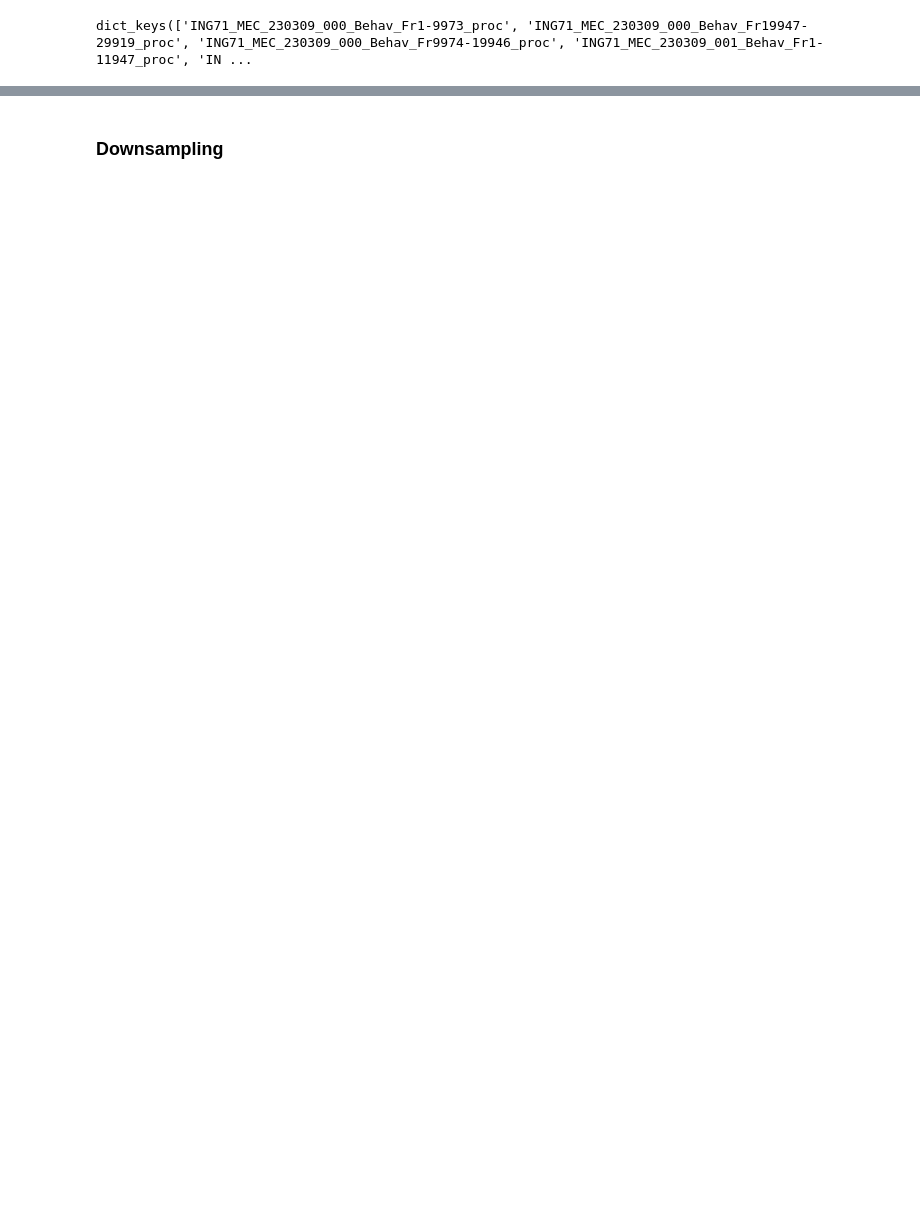
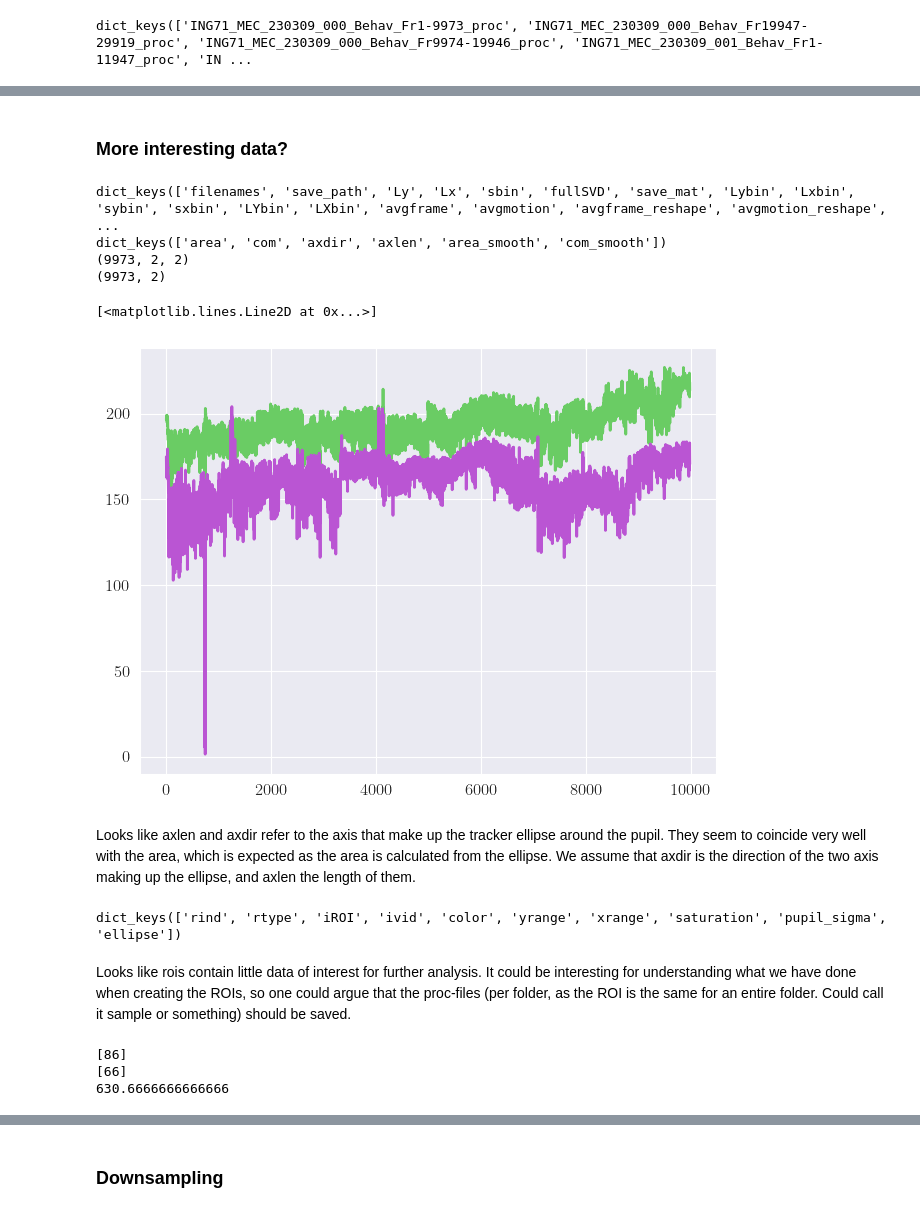
Before and after one commit to EirikSP/MouseProjectGH, a Jupyter notebook: analyse/annalyse.ipynb, the cells around one changed output, grey strips where cells are left out. Saved outputs shown, nothing was run; the diff lists cells and outputs as text; code cells hidden in the pictures; blank space fills up the shorter version.

```diff
--- a/analyse/annalyse.ipynb
+++ b/analyse/annalyse.ipynb
@@ -60,0 +103,40 @@ plt.ylim((100,125))
+# %% [markdown]
+### More interesting data?
+# %%
+proc = list(procs.values())[0]
+
+print(proc.keys())
+print(proc['pupil'][0].keys())
+
+print(np.shape(proc['pupil'][0]['axdir']))
+print(np.shape(proc['pupil'][0]['axlen']))
+# print(proc['pupil'][0]['axdir'])
+# print(proc['pupil'][0]['axlen'])
+# %% [output]
+dict_keys(['filenames', 'save_path', 'Ly', 'Lx', 'sbin', 'fullSVD', 'save_mat', 'Lybin', 'Lxbin', 'sybin', 'sxbin', 'LYbin', 'LXbin', 'avgframe', 'avgmotion', 'avgframe_reshape', 'avgmotion_reshape',  ...
+dict_keys(['area', 'com', 'axdir', 'axlen', 'area_smooth', 'com_smooth'])
+(9973, 2, 2)
+(9973, 2)
+# %%
+plt.plot(proc['pupil'][0]['axlen'][:,0])
+plt.plot(proc['pupil'][0]['axlen'][:,1])
+# %% [output]
+[<matplotlib.lines.Line2D at 0x...>]
+[figure, added]
+# %% [markdown]
+Looks like axlen and axdir refer to the axis that make up the tracker ellipse around the pupil. They seem to coincide very well with the area, which is expected as the area is calculated from the ellipse. We assume that axdir is the direction of the two axis making up the ellipse, and axlen the length of them.
+# %%
+print(proc['rois'][0].keys())
+# %% [output]
+dict_keys(['rind', 'rtype', 'iROI', 'ivid', 'color', 'yrange', 'xrange', 'saturation', 'pupil_sigma', 'ellipse'])
+# %% [markdown]
+Looks like rois contain little data of interest for further analysis. It could be interesting for understanding what we have done when creating the ROIs, so one could argue that the proc-files (per folder, as the ROI is the same for an entire folder. Could call it sample or something) should be saved.
+# %%
+# 'Ly', 'Lx'
+print(proc['Lx'])
+print(proc['Ly'])
+print(86/3*66/3)
+# %% [output]
+[86]
+[66]
+630.6666666666666
```
Also changed, not shown: parts of 14 cells of this notebook.
